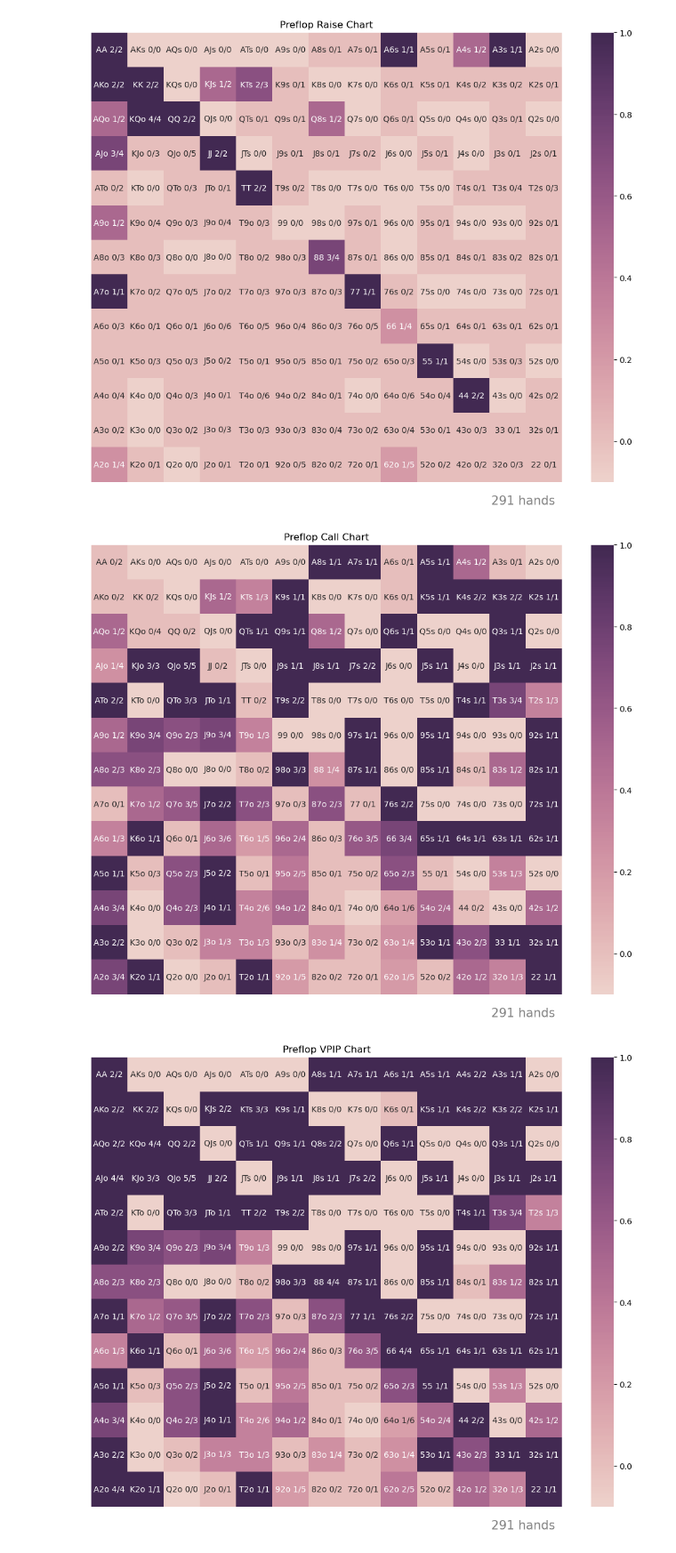
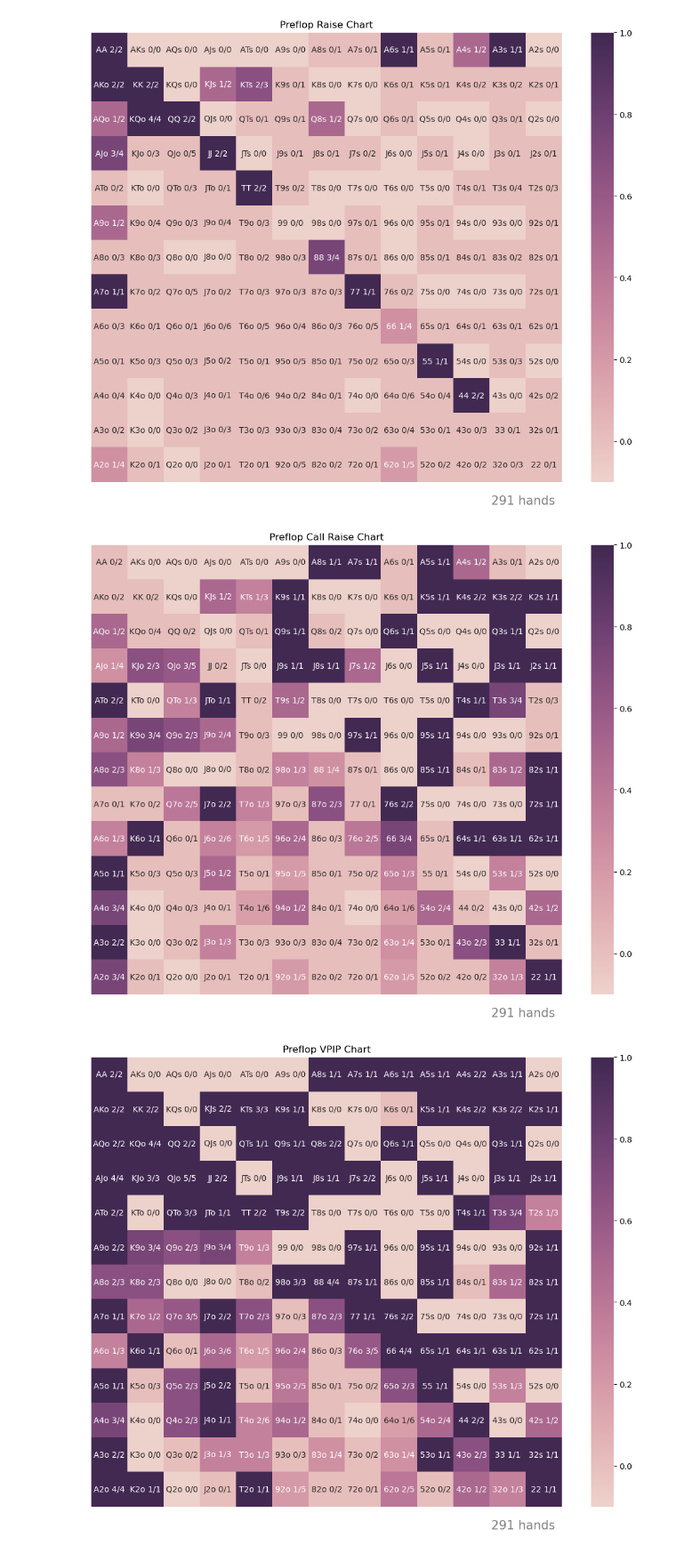
Before and after one commit to foster-chen/PNParser, a Jupyter notebook: main.ipynb, the cells around one changed output. Shown at 89% size. Saved outputs shown, nothing was run; the diff lists cells and outputs as text; code cells hidden in the pictures.

```diff
--- a/main.ipynb
+++ b/main.ipynb
@@ -162,10 +162,12 @@ myself.hand_chart(my_aggressive_hands, show_frequency=True, title="Preflop Raise
 # %% [output]
 [figure]
 # %%
-my_passive_hands = myself.find_hands("Call", "!PFR", "!3-Bet", "!4-Bet", "!5-Bet", "!5-Bet+")
-myself.hand_chart(my_passive_hands, show_frequency=True, title="Preflop Call Chart")
+my_passive_hands = myself.find_hands("Call", "!PFR", "!3-Bet", "!4-Bet", "!5-Bet", "!5-Bet+")  # hands that I called without raising
+pfr_hands = session.find_hands("PFR")  # all hands that at least one player opened preflop
+passive_call_PFR_hands = [hand for hand in my_passive_hands if hand in pfr_hands]  # hands that I called a raise preflop without raising again
+myself.hand_chart(passive_call_PFR_hands, show_frequency=True, title="Preflop Call Raise Chart")
 # %% [output]
-[figure, old version]
+[figure, new version]
 # %%
 my_vpip_hands = myself.find_hands("Call|PFR|3-Bet|4-Bet|5-Bet|5-Bet+")
 myself.hand_chart(my_vpip_hands, show_frequency=True, title="Preflop VPIP Chart")
```
Also changed, not shown: 3 other files.
